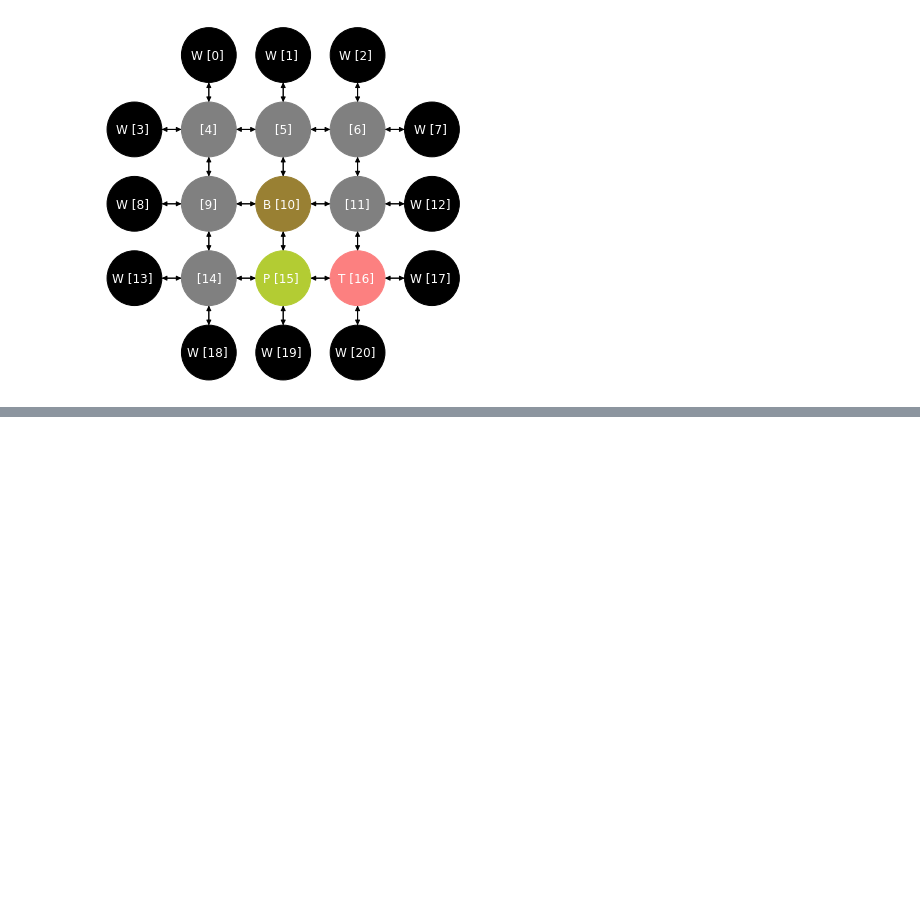
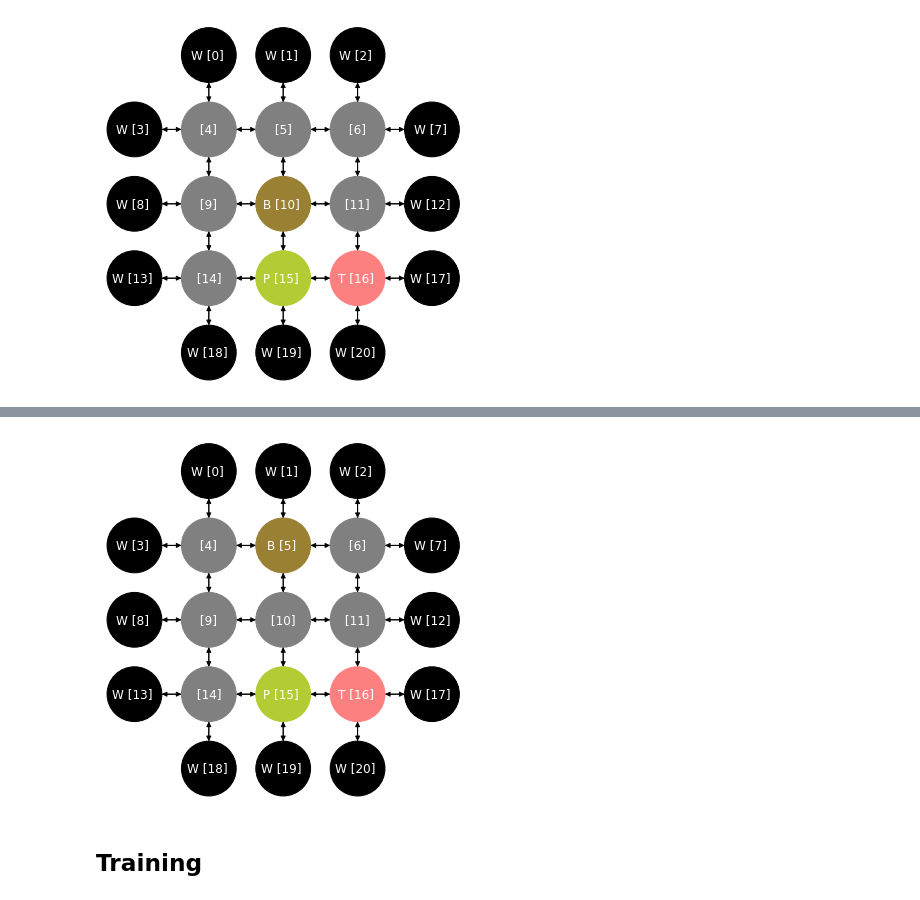
Before and after one commit to mathieuorhan/graph-sokoban, a Jupyter notebook: notebooks/train_vizualization.ipynb, the cells around one changed output, grey strips where cells are left out. Saved outputs shown, nothing was run; the diff lists cells and outputs as text; code cells hidden in the pictures; blank space fills up the shorter version.

```diff
--- a/notebooks/train_vizualization.ipynb
+++ b/notebooks/train_vizualization.ipynb
@@ -57,0 +78,13 @@ display_graph(state)
+# %%
+# Right = 3
+next_state, reward, done, info = graph_env.step(
+    direction_to_node_idx(state, 3)
+)
+state = graph_env.render()
+plt.figure(figsize=(5, 5))
+display_graph(state)
+plt.show()
+# %% [output]
+[figure, added]
+# %% [markdown]
+## Training
```
Also changed, not shown: parts of 12 cells of this notebook, 5 other files.
